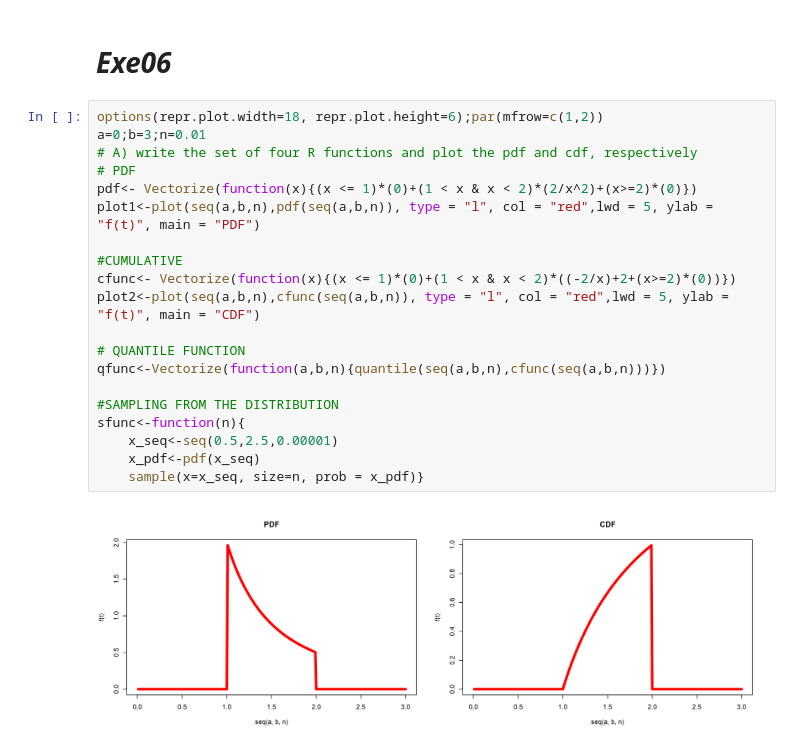
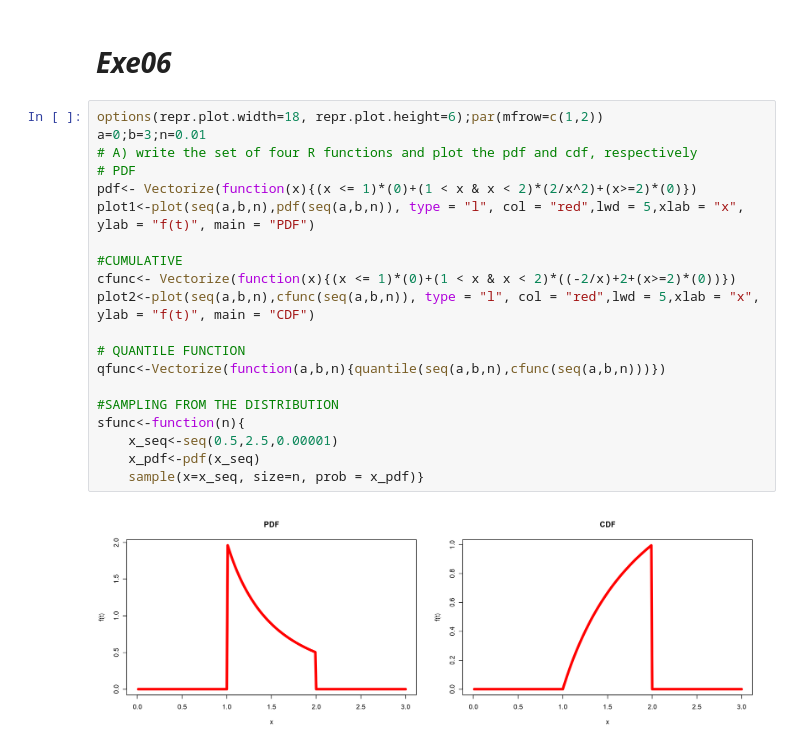
Before and after one commit to AlessandrodotF/R, a Jupyter notebook: Exe02/Exe02_Alessandro_Fella.ipynb, the cells around one changed output. Saved outputs shown, nothing was run; the diff lists cells and outputs as text.

```diff
--- a/Exe02/Exe02_Alessandro_Fella.ipynb
+++ b/Exe02/Exe02_Alessandro_Fella.ipynb
@@ -144,25 +144,25 @@ print(paste0("The probability of taking between 90 and 120 minutes is ", 1-cfunc
 # %%
 options(repr.plot.width=18, repr.plot.height=6);par(mfrow=c(1,2))
 a=0;b=3;n=0.01
 # A) write the set of four R functions and plot the pdf and cdf, respectively
 # PDF
 pdf<- Vectorize(function(x){(x <= 1)*(0)+(1 < x & x < 2)*(2/x^2)+(x>=2)*(0)})
-plot1<-plot(seq(a,b,n),pdf(seq(a,b,n)), type = "l", col = "red",lwd = 5, ylab = "f(t)", main = "PDF")
+plot1<-plot(seq(a,b,n),pdf(seq(a,b,n)), type = "l", col = "red",lwd = 5,xlab = "x", ylab = "f(t)", main = "PDF")
 
 #CUMULATIVE
 cfunc<- Vectorize(function(x){(x <= 1)*(0)+(1 < x & x < 2)*((-2/x)+2+(x>=2)*(0))})
-plot2<-plot(seq(a,b,n),cfunc(seq(a,b,n)), type = "l", col = "red",lwd = 5, ylab = "f(t)", main = "CDF")
+plot2<-plot(seq(a,b,n),cfunc(seq(a,b,n)), type = "l", col = "red",lwd = 5,xlab = "x", ylab = "f(t)", main = "CDF")
 
 # QUANTILE FUNCTION
 qfunc<-Vectorize(function(a,b,n){quantile(seq(a,b,n),cfunc(seq(a,b,n)))})
 
 #SAMPLING FROM THE DISTRIBUTION
 sfunc<-function(n){
     x_seq<-seq(0.5,2.5,0.00001)
     x_pdf<-pdf(x_seq)
     sample(x=x_seq, size=n, prob = x_pdf)}
 # %% [output]
-[figure, old version]
+[figure, new version]
 # %%
 # B)
 print(paste0('The probability that the tires will last less than 15000 km is ', cfunc(1.5)))
```
Also changed, not shown: parts of 4 cells of this notebook.
